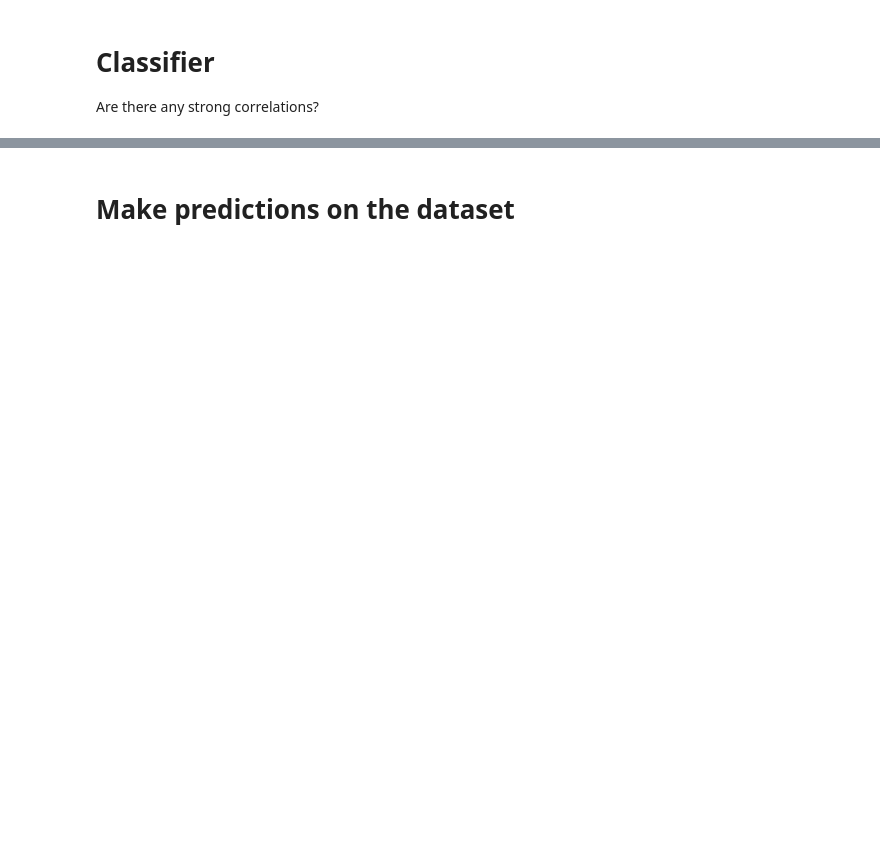
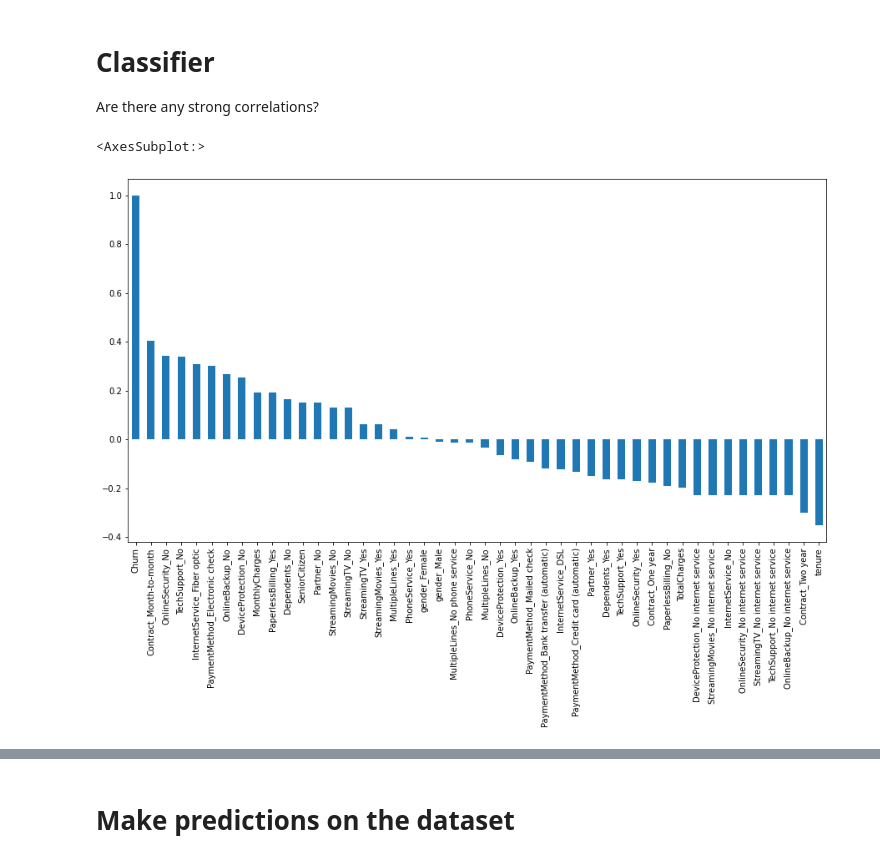
Before and after one commit to nketsang/ADSGIT, a Jupyter notebook: thabo-s-project.ipynb, the cells around one changed output, grey strips where cells are left out. Saved outputs shown, nothing was run; the diff lists cells and outputs as text; code cells hidden in the pictures; blank space fills up the shorter version.

```diff
--- a/thabo-s-project.ipynb
+++ b/thabo-s-project.ipynb
@@ -297,0 +285,4 @@ Number of non-churners 1869
+# %%
+#Let's convert all the categorical variables into dummy variables
+df_dummies = pd.get_dummies(df1)
+df_dummies.head()
@@ -298,6 +297,18 @@ Number of non-churners 1869
 # %% [markdown]
 # **Classifier**
 Are there any strong correlations?
+# %%
+#Get Correlation of "Churn" with other variables:
+
+# create a figure of size 15 width and 8 height
+plt.figure(figsize=(15,8))
+
+# bar chart displaying  correration  and sort from highest feature that  affect churn
+
+df_dummies.corr()['Churn'].sort_values(ascending = False).plot(kind='bar')
+# %% [output]
+<AxesSubplot:>
+[figure, added]
 # %%
 def show_correlations(dataframe, show_chart = True):
     fig = plt.figure(figsize = (20,10))
```
Also changed, not shown: parts of 86 cells of this notebook.
